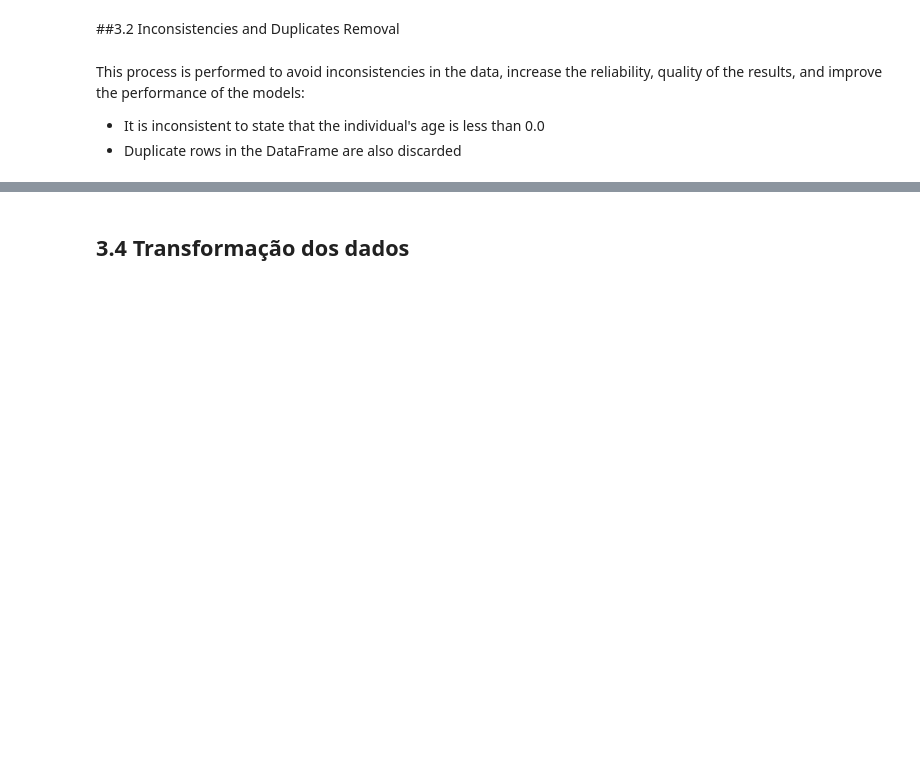
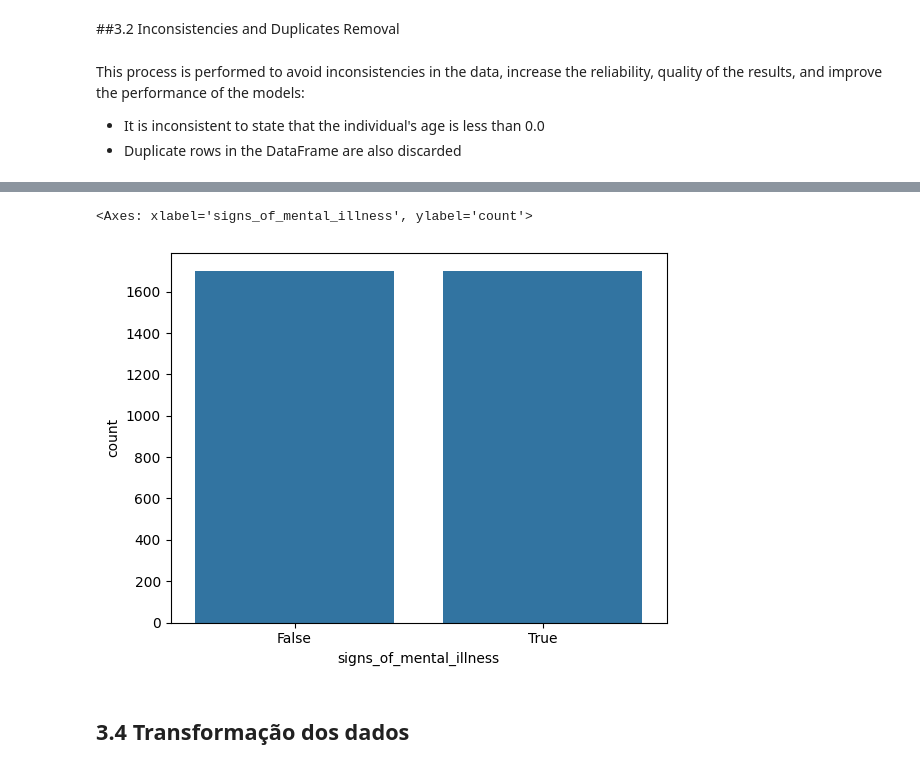
Before and after one commit to lauradefaria/Machine_Learning_and_Data_Analysis, a Jupyter notebook: Fatal-Police-Shooting/Fatal_Police_Shootings_English.ipynb, the cells around one changed output, grey strips where cells are left out. Drawn from its saved outputs; the diff is of its cells as text; code cells hidden in the pictures; blank space fills up the shorter version.

```diff
--- a/Fatal-Police-Shooting/Fatal_Police_Shootings_English.ipynb
+++ b/Fatal-Police-Shooting/Fatal_Police_Shootings_English.ipynb
@@ -149,3 +201,9 @@ df.drop_duplicates()
+# %%
+#After
+sns.countplot(x=y_resampled)
+# %% [output]
+<Axes: xlabel='signs_of_mental_illness', ylabel='count'>
+[figure, added]
 # %% [markdown]
 ## 3.4 Transformação dos dados
 # %% [markdown]
```
Also changed, not shown: parts of 32 cells of this notebook.
